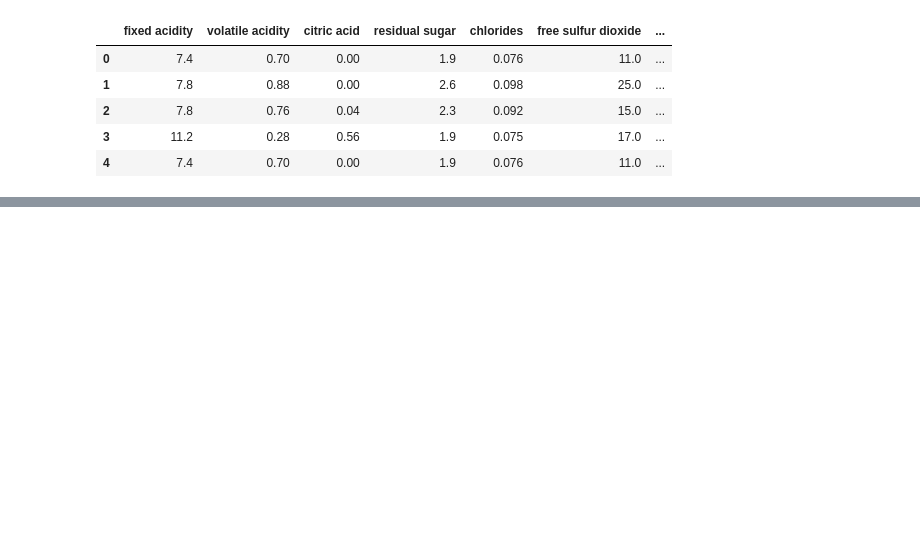
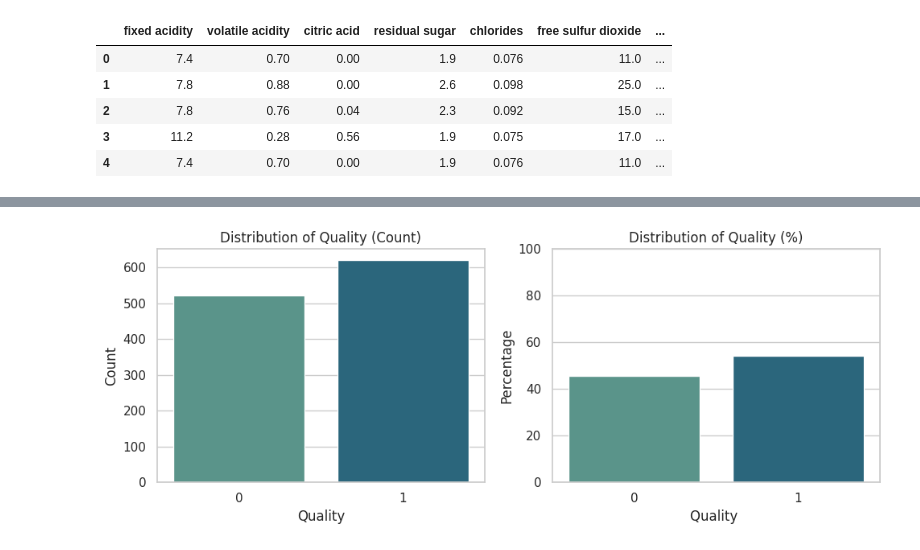
Before and after one commit to nicolasyannick/wine-quality-ANN, a Jupyter notebook: Wine_Quality_ANN.ipynb, the cells around one changed output, grey strips where cells are left out. Saved outputs shown, nothing was run; the diff lists cells and outputs as text; code cells hidden in the pictures; blank space fills up the shorter version.

```diff
--- a/Wine_Quality_ANN.ipynb
+++ b/Wine_Quality_ANN.ipynb
@@ -22,0 +30,9 @@ df.head()
+# %%
+# converting the 'Quality' column into binary class for the purpose of this assignment
+df['quality'] = df['quality'].apply(lambda x: 0 if x < 6 else 1)
+
+
+# Drop the 'Id' column
+df.drop('Id', axis=1, inplace=True)
+
+df.head()
@@ -22,0 +70,26 @@ df.head()
+# %%
+sns.set(style='whitegrid')
+
+quality_class_count = df['quality'].value_counts()
+quality_class_percentage = df['quality'].value_counts(normalize=True) * 100
+
+fig, axes = plt.subplots(nrows=1, ncols=2, figsize=(10, 4))
+
+sns.countplot(data=df, x='quality', palette='crest', ax=axes[0])
+axes[0].set_title('Distribution of Quality (Count)')
+axes[0].set_xlabel('Quality')
+axes[0].set_ylabel('Count')
+
+sns.barplot(x=quality_class_percentage.index, y=quality_class_percentage.values, palette='crest', ax=axes[1])
+axes[1].set_title('Distribution of Quality (%)')
+axes[1].set_xlabel('Quality ')
+axes[1].set_ylabel('Percentage')
+axes[1].set_ylim(0, 100)
+
+# Adjust layout to prevent overlapping of titles
+plt.tight_layout()
+
+# Show the plots
+plt.show()
+# %% [output]
+[figure, added]
```
Also changed, not shown: parts of 6 cells of this notebook.
